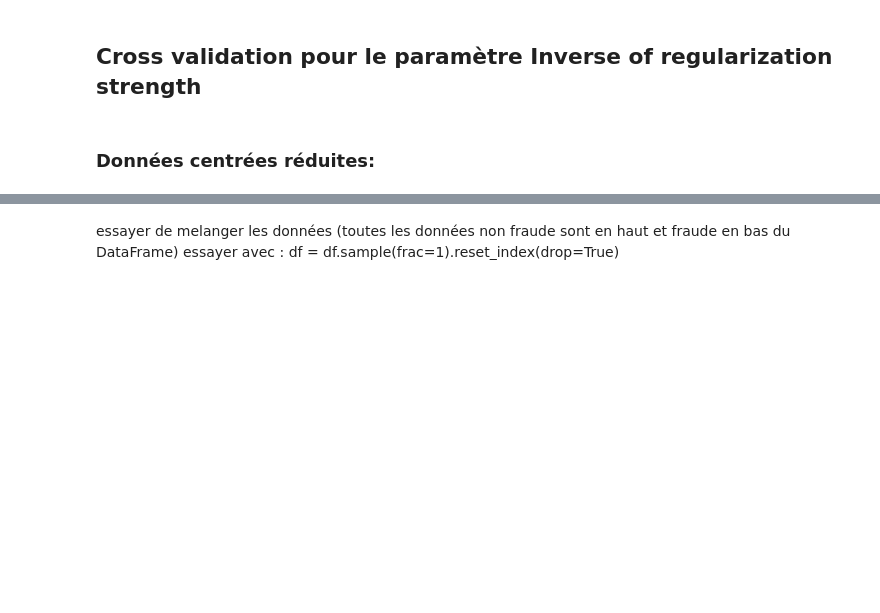
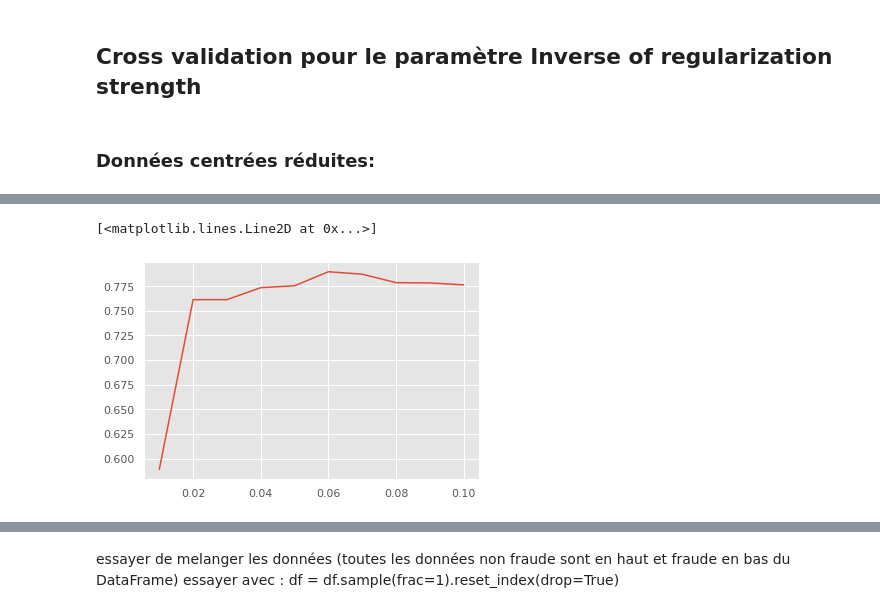
Before and after one commit to DataCampM2DSSAF/suivi-du-data-camp-ghoul_boubekeur_davidas, a Jupyter notebook: notebook_final.ipynb, the cells around one changed output, grey strips where cells are left out. Drawn from its saved outputs; the diff is of its cells as text; code cells hidden in the pictures; blank space fills up the shorter version.

```diff
--- a/notebook_final.ipynb
+++ b/notebook_final.ipynb
@@ -487,11 +723,11 @@ tstart = time.time()
 t = np.arange(0.01,0.11,0.01)
 for i in t:
     if((i*10)%2==0): print(i)
-    log = LogisticRegression(solver ='liblinear', penalty = 'l1', C=i, random_state=0).fit(X_sub_train_sc,
-                                                                                           y_sub_train_sc)
-    pred_train = log.predict_proba(X_sub_test_sc)
-    pred.append(roc_auc_score(y_sub_test_sc, pred_train[:, 1]))
+    log = LogisticRegression(solver ='liblinear', penalty = 'l1', C=i, random_state=0).fit(X_train, y_train)
+    pred_train = log.predict_proba(X_test)
+    pred.append(roc_auc_score(y_test, pred_train[:, 1]))
 tend = time.time()
 temps(tend-tstart)
 
 plt.plot(t,pred)
+# %% [output]
@@ -498,2 +735,4 @@ plt.plot(t,pred)
+[<matplotlib.lines.Line2D at 0x...>]
+[figure, added]
 # %%
 print("Pour C = ",t[np.argmax(pred)], " ,auc = ",np.max(pred))
```
Also changed, not shown: parts of 180 cells of this notebook.
